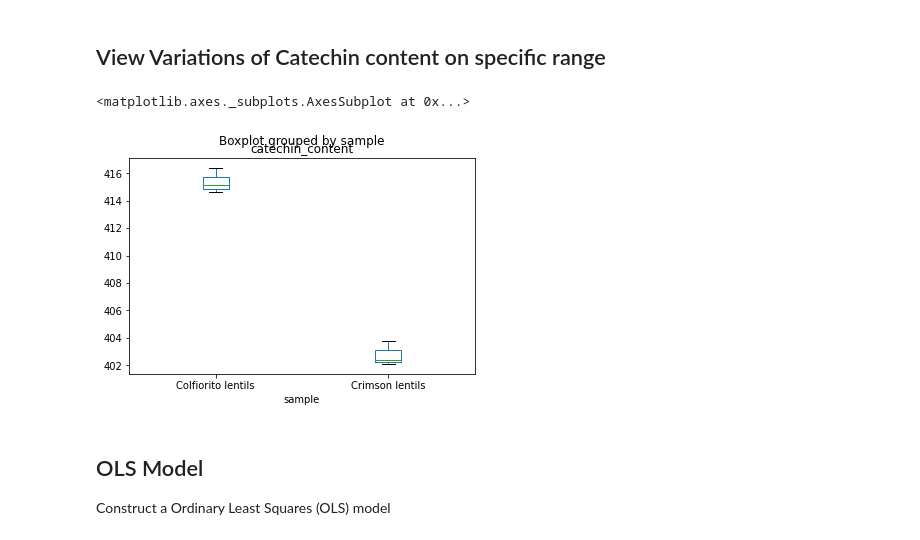
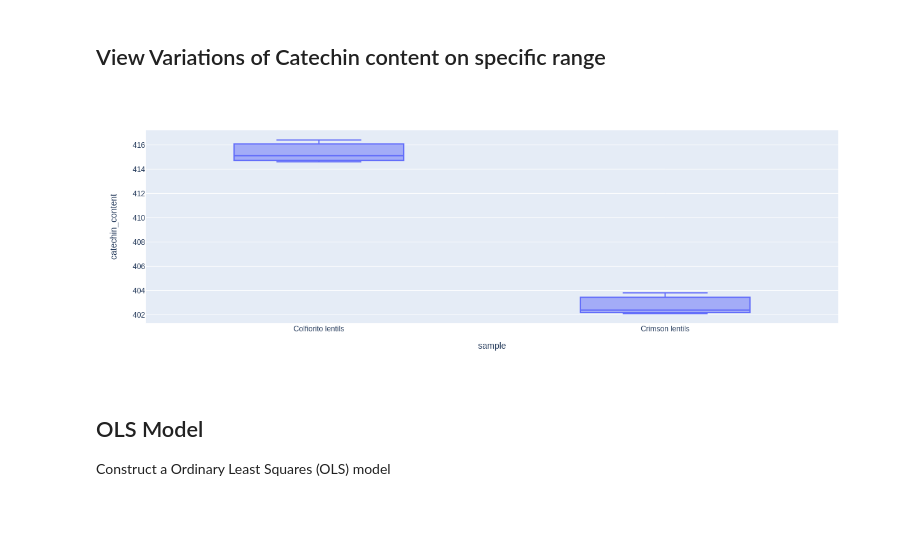
Before and after one commit to kangkon/datascience-notebooks, a Jupyter notebook: ipython/Statsmodels Oneway ANOVA.ipynb, the cells around one changed output. Drawn from its saved outputs; the diff is of its cells as text; code cells hidden in the pictures; blank space fills up the shorter version.

```diff
--- a/ipython/Statsmodels Oneway ANOVA.ipynb
+++ b/ipython/Statsmodels Oneway ANOVA.ipynb
@@ -76,10 +79,13 @@ for sample, group in data.groupby('sample'):
 # %%
 # data.boxplot(by='sample', column =['catechin_content'], grid=False)
 # data[data['catechin_content'] > 400].boxplot(column='catechin_content', by='sample', grid=False)
-data[(data['catechin_content'] >= 400) & (data['catechin_content'] <= 450)].boxplot(column='catechin_content', by='sample', grid=False)
+# data[(data['catechin_content'] >= 400) & (data['catechin_content'] <= 450)].boxplot(column='catechin_content', by='sample', grid=False)
+
+df = px.data.tips()
+fig = px.box(data[(data['catechin_content'] >= 400) & (data['catechin_content'] <= 450)], x="sample", y="catechin_content")
+fig.show()
 # %% [output]
-<matplotlib.axes._subplots.AxesSubplot at 0x...>
-[figure, old version]
+[figure, new version]
 # %% [markdown]
 ## OLS Model
 Construct a Ordinary Least Squares (OLS) model
```
Also changed, not shown: parts of 3 cells of this notebook, 14 other files.
